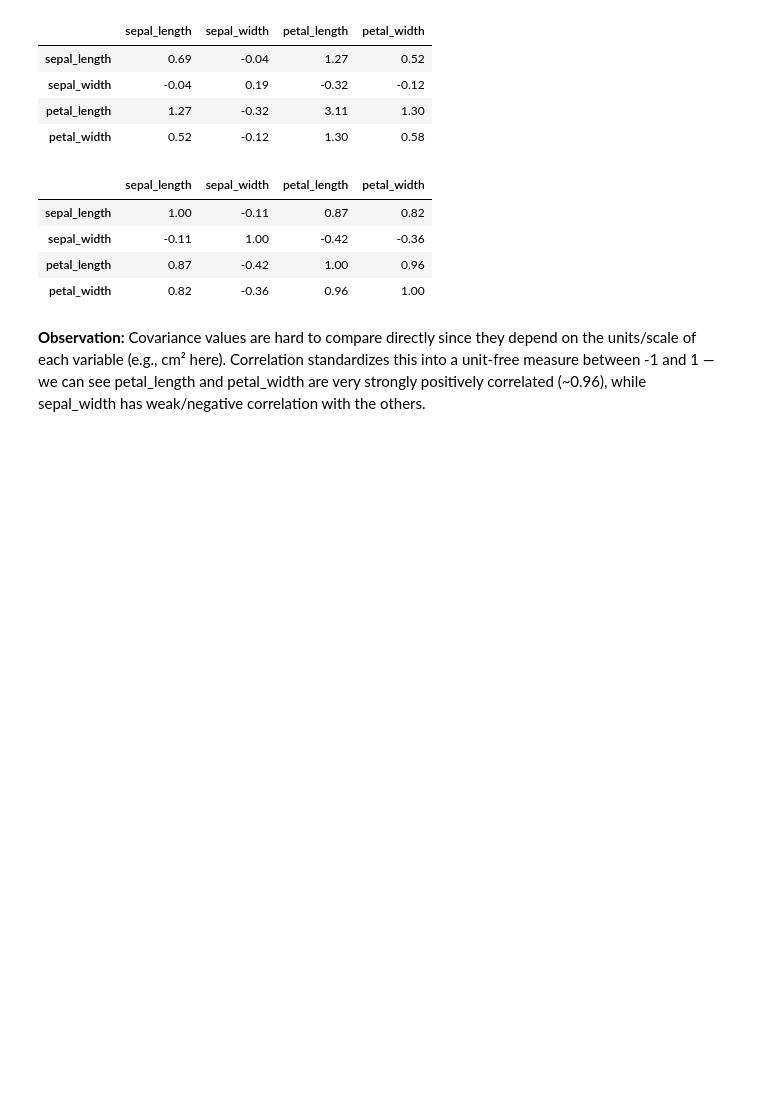
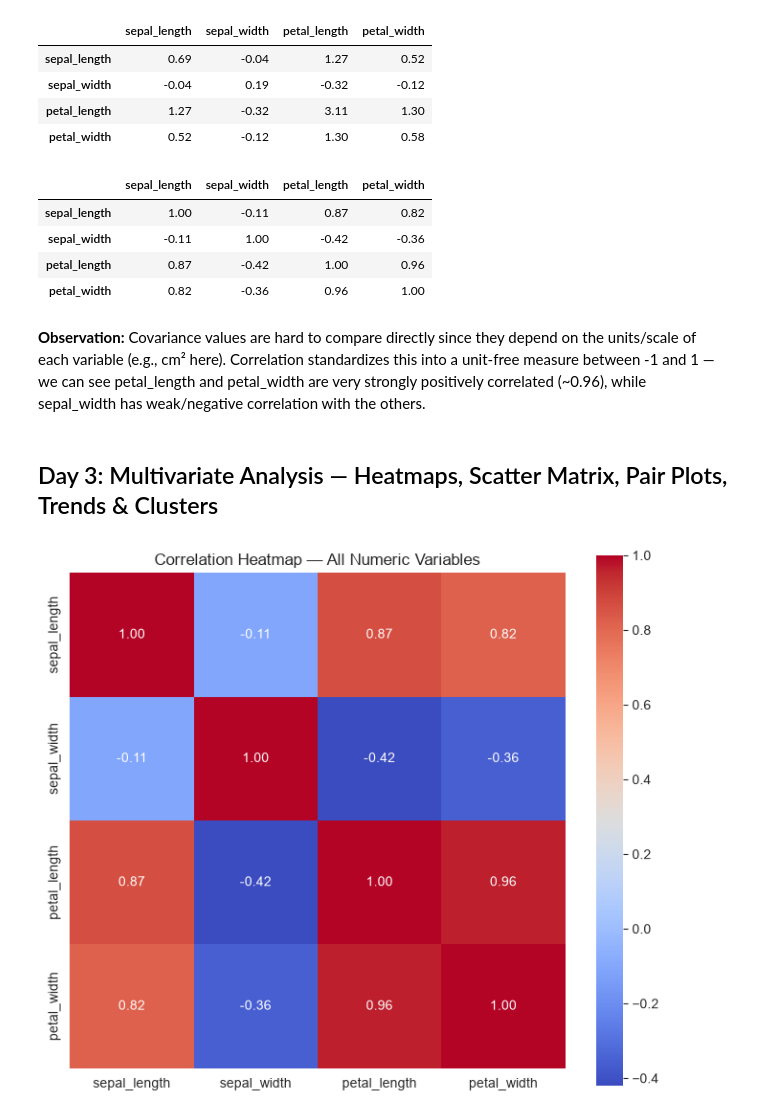
Before and after one commit to nikitha-d1323/data-analysis-mini-projects, a Jupyter notebook: unit2-iris-multivariate/notebooks/Iris_Multivariate_Unit2.ipynb, the cells around one changed output. Cells and saved outputs as stored; diff of their text form; code cells hidden in the pictures; blank space fills up the shorter version.

Commit message:
Unit2 Day 3: multivariate analysis - heatmap, pair plot, scatter matrix, cluster view

```diff
--- a/unit2-iris-multivariate/notebooks/Iris_Multivariate_Unit2.ipynb
+++ b/unit2-iris-multivariate/notebooks/Iris_Multivariate_Unit2.ipynb
@@ -126,3 +126,14 @@ depend on the units/scale of each variable (e.g., cm² here). Correlation
 standardizes this into a unit-free measure between -1 and 1 — we can see
 petal_length and petal_width are very strongly positively correlated
 (~0.96), while sepal_width has weak/negative correlation with the others.
+# %% [markdown]
+## Day 3: Multivariate Analysis — Heatmaps, Scatter Matrix, Pair Plots, Trends & Clusters
+# %%
+plt.figure(figsize=(7, 6))
+sns.heatmap(df[numeric_cols].corr(), annot=True, cmap="coolwarm", fmt=".2f", square=True)
+plt.title("Correlation Heatmap — All Numeric Variables")
+plt.tight_layout()
+plt.savefig("../outputs/day3_heatmap.png", dpi=120)
+plt.show()
+# %% [output]
+[figure, added]
```
Also changed, not shown: parts of 4 cells of this notebook, 5 other files.
